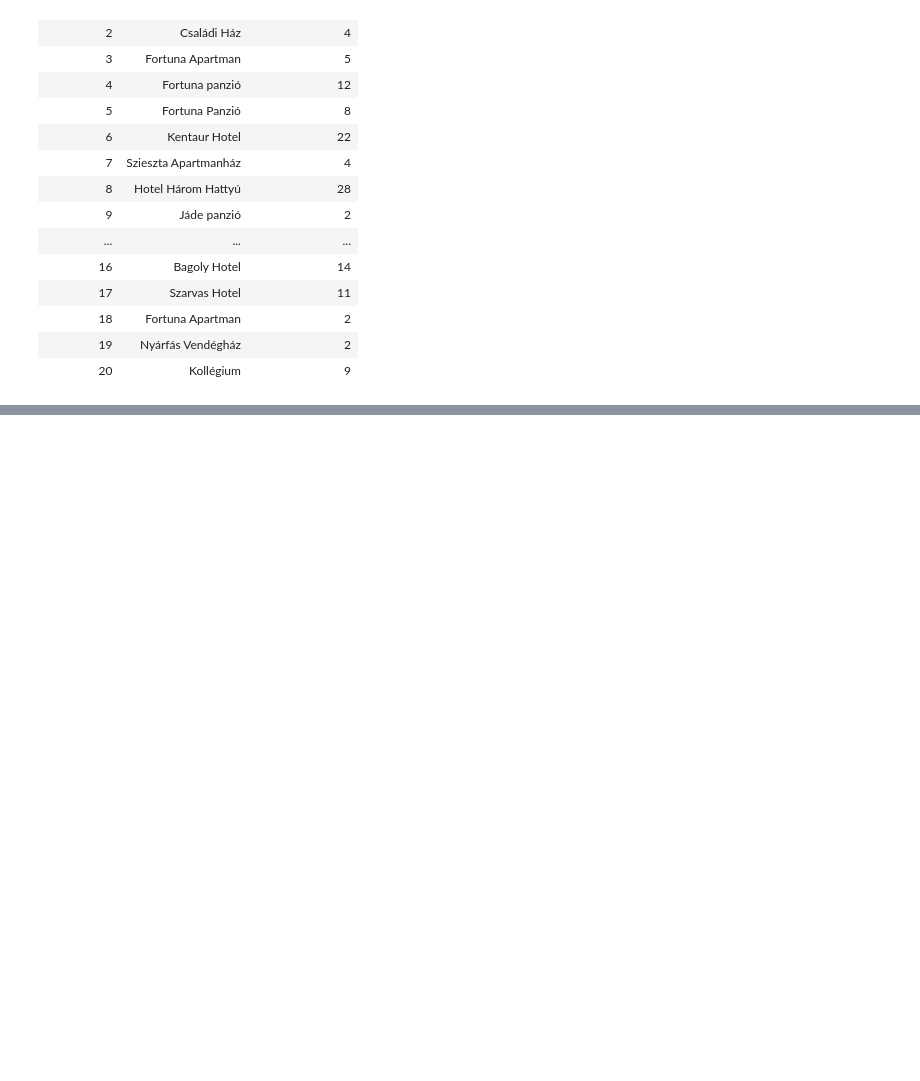
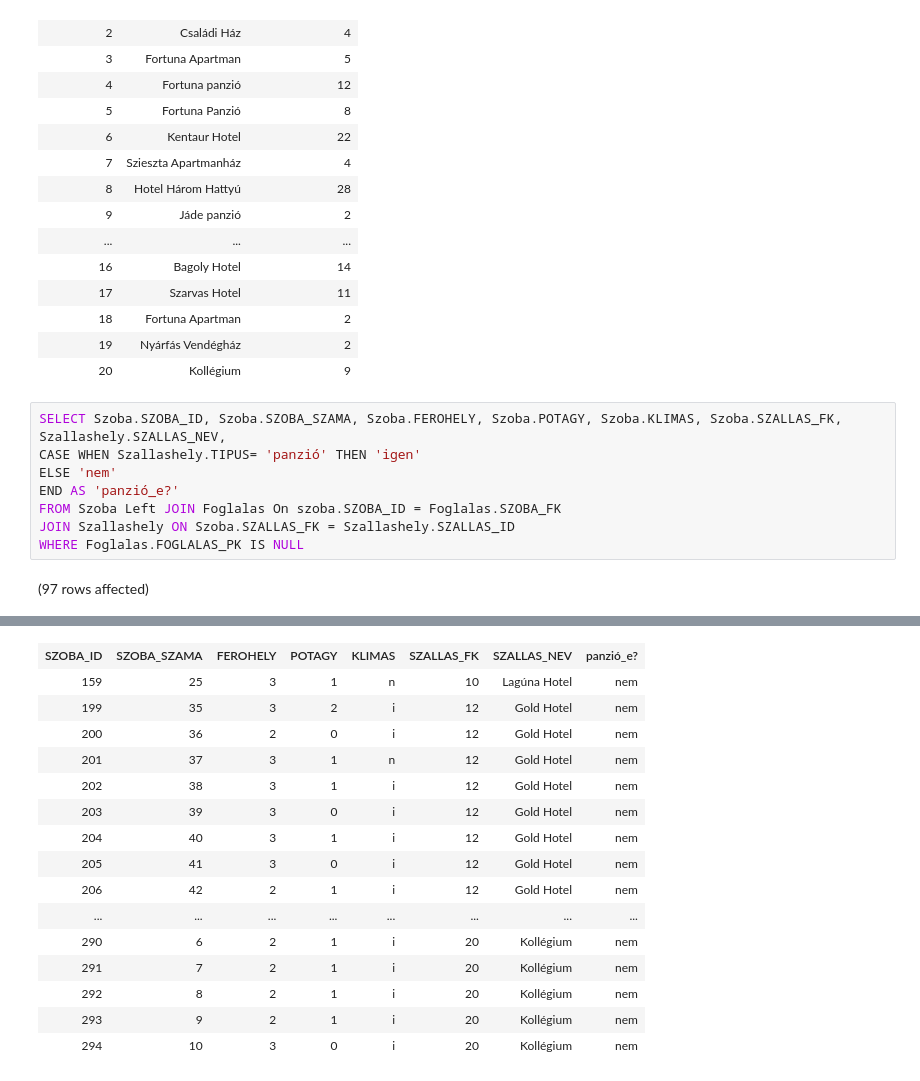
Before and after one commit to Zoltanborbenyi/sql-gyak-03, a Jupyter notebook: zh1.ipynb, the cells around one changed output, grey strips where cells are left out. Cells and saved outputs as stored; diff of their text form; blank space fills up the shorter version.

```diff
--- a/zh1.ipynb
+++ b/zh1.ipynb
@@ -31,3 +31,13 @@ Total execution time: 00:00:00.014
 | 18 | Fortuna Apartman | 2 |
 | 19 | Nyárfás Vendégház | 2 |
 | 20 | Kollégium | 9 |
+# %%
+SELECT Szoba.SZOBA_ID, Szoba.SZOBA_SZAMA, Szoba.FEROHELY, Szoba.POTAGY, Szoba.KLIMAS, Szoba.SZALLAS_FK, Szallashely.SZALLAS_NEV,
+CASE WHEN Szallashely.TIPUS= 'panzió' THEN 'igen'
+ELSE 'nem'
+END AS 'panzió_e?'
+FROM Szoba Left JOIN Foglalas On szoba.SZOBA_ID = Foglalas.SZOBA_FK
+JOIN Szallashely ON Szoba.SZALLAS_FK = Szallashely.SZALLAS_ID
+WHERE Foglalas.FOGLALAS_PK IS NULL
+# %% [output]
+(97 rows affected)
@@ -33,0 +45,16 @@ Total execution time: 00:00:00.014
+| SZOBA_ID | SZOBA_SZAMA | FEROHELY | POTAGY | KLIMAS | SZALLAS_FK | SZALLAS_NEV | panzió_e? |
+| 159 | 25 | 3 | 1 | n | 10 | Lagúna Hotel | nem |
+| 199 | 35 | 3 | 2 | i | 12 | Gold Hotel | nem |
+| 200 | 36 | 2 | 0 | i | 12 | Gold Hotel | nem |
+| 201 | 37 | 3 | 1 | n | 12 | Gold Hotel | nem |
+| 202 | 38 | 3 | 1 | i | 12 | Gold Hotel | nem |
+| 203 | 39 | 3 | 0 | i | 12 | Gold Hotel | nem |
+| 204 | 40 | 3 | 1 | i | 12 | Gold Hotel | nem |
+| 205 | 41 | 3 | 0 | i | 12 | Gold Hotel | nem |
+| 206 | 42 | 2 | 1 | i | 12 | Gold Hotel | nem |
+| ... | ... | ... | ... | ... | ... | ... | ... |
+| 290 | 6 | 2 | 1 | i | 20 | Kollégium | nem |
+| 291 | 7 | 2 | 1 | i | 20 | Kollégium | nem |
+| 292 | 8 | 2 | 1 | i | 20 | Kollégium | nem |
+| 293 | 9 | 2 | 1 | i | 20 | Kollégium | nem |
+| 294 | 10 | 3 | 0 | i | 20 | Kollégium | nem |
```
Also changed, not shown: parts of 2 cells of this notebook.
